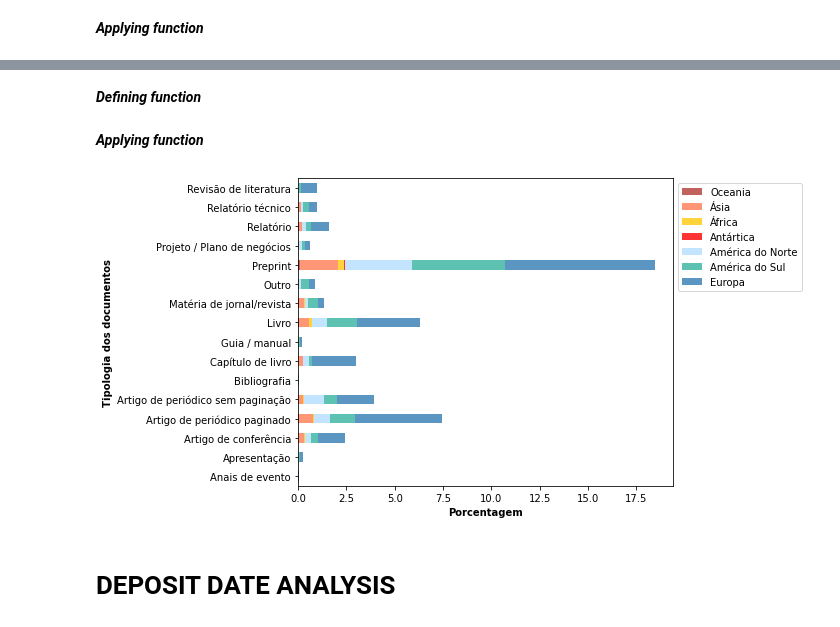
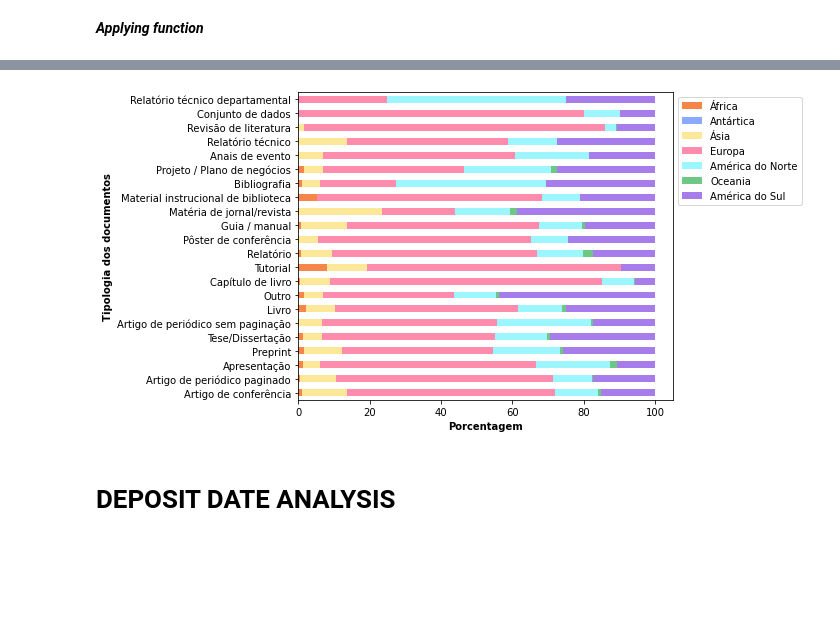
Before and after one commit to sarahrubia/eliscript, a Jupyter notebook: source/ELIScript_analysis.ipynb, the cells around one changed output, grey strips where cells are left out. Drawn from its saved outputs; the diff is of its cells as text; code cells hidden in the pictures; blank space fills up the shorter version.

```diff
--- a/source/ELIScript_analysis.ipynb
+++ b/source/ELIScript_analysis.ipynb
@@ -557,2 +581,35 @@ def list_dict_to_df(list_of_dict, index, string):
+# %%
+def doc_stacked_plot(doc_type_df, colors):
+    """This function creates a stacked bar plot.
+
+    Parameters
+    ----------
+        df_type_df : pandas DataFrame.
+            DataFrame containing types of documents and its counts by continent.
+        colors = list of strings
+            List of strings with color hex codes.
+
+    Returns
+    -------
+        No value.
+
+    """
+
+    ax = doc_type_df.apply(lambda x: x*100/sum(x), axis=1)
+    ax.plot.barh(figsize = (10, 5), stacked=True, color = colors)
+
+    # Add a legend
+    plt.legend(loc = 'upper left', bbox_to_anchor = (1,1), ncol = 1)
+    plt.xlabel("Porcentagem", fontweight = 'bold')
+    plt.ylabel("Tipologia dos documentos", fontweight = 'bold')
+
+
+    p1 = os.getcwd()
+    path = os.path.dirname(p1)
+    wdir = os.path.join(path, "plots/doc_types", "")
+
+    # Save figure
+    plt.tight_layout()
+    #plt.savefig(wdir + 'stacked_doc_type.png', dpi = 600, transparent = True)
 # %% [markdown]
 ***Applying function***
@@ -651,2 +615,0 @@ df_ww_type_percent
-# %% [markdown]
-***Defining function***
@@ -687,9 +615,0 @@ def doc_percent_stacked_plot(df_ww_type_percent, colors):
-# %% [markdown]
-***Applying function***
-# %%
-#cnames = ['#B33B36', '#FF7C52','#FFC909', '#FF8582', '#B3DEFF', '#35B39F', '#327BB3']
-cnames_plot = ['#B33B36', '#FF7C52','#FFC909', 'red', '#B3DEFF', '#35B39F', '#327BB3']
-
-doc_percent_stacked_plot(df_ww_type_percent, cnames_plot)
-# %% [output]
-[figure, removed]
@@ -696,3 +620,8 @@ doc_percent_stacked_plot(df_ww_type_percent, cnames_plot)
+# %%
+stacked_doc_type = doc_stacked_plot(doc_type_df, cnames)
+stacked_doc_type
+# %% [output]
+[figure, added]
 # %% [markdown]
 # DEPOSIT DATE ANALYSIS
 # %% [markdown]
```
Also changed, not shown: parts of 52 cells of this notebook, 11 other files.
